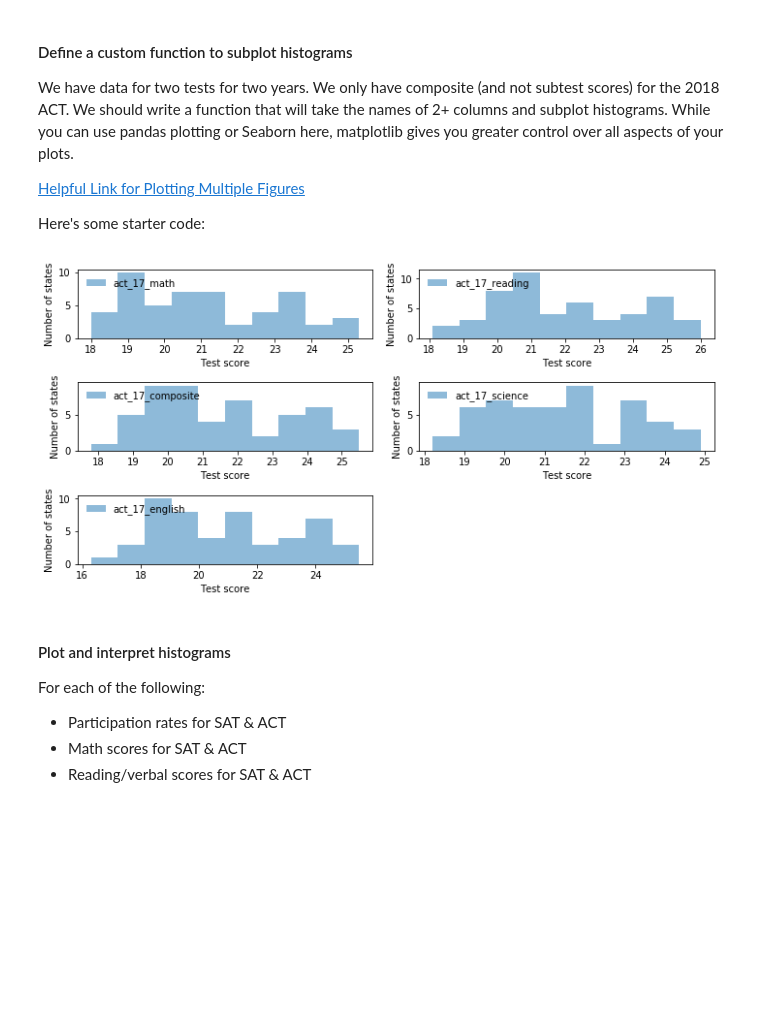
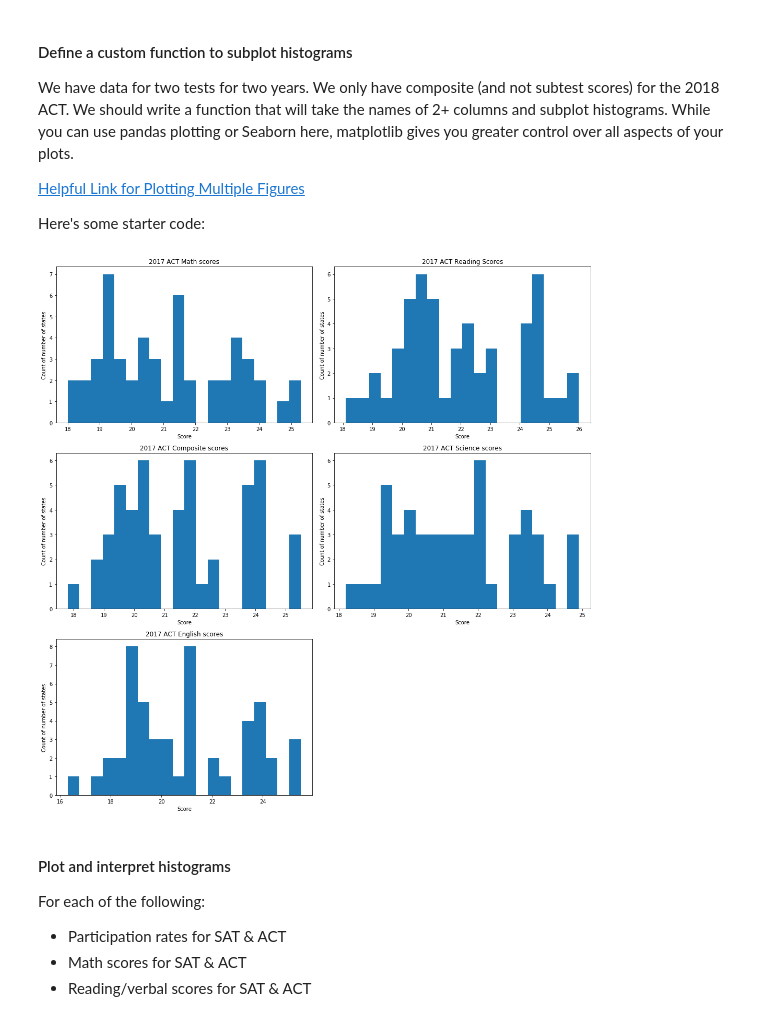
Before and after one commit to KennethChewx/Project_1, a Jupyter notebook: code/starter-code.ipynb, the cells around one changed output. Saved outputs shown, nothing was run; the diff lists cells and outputs as text; code cells hidden in the pictures; blank space fills up the shorter version.

```diff
--- a/code/starter-code.ipynb
+++ b/code/starter-code.ipynb
@@ -643,23 +652,20 @@ We have data for two tests for two years. We only have composite (and not subtes
 [Helpful Link for Plotting Multiple Figures](https://matplotlib.org/users/pyplot_tutorial.html#working-with-multiple-figures-and-axes)
 
 Here's some starter code:
-# %%
-final.set_index('State',inplace=True)
 # %%
-def subplot_histograms(df):
+def subplot_histograms(df,list_of_titles, list_of_xlabels):
     ncols = 2
     nrows = int(np.ceil(len(df.columns) / (1.0*ncols)))
-    fig, axes = plt.subplots(nrows=nrows, ncols=ncols, figsize=(10, 5))
+    fig, axes = plt.subplots(nrows=nrows, ncols=ncols, figsize=(15, 15))
     counter = 0
     for i in range(nrows):
         for j in range(ncols):
             ax = axes[i][j]
             if counter < len(df.columns):      # Plot when we have data
-                ax.hist(df[df.columns[counter]], bins=10, alpha=0.5, label='{}'.format(df.columns[counter]))
-                ax.set_xlabel('Test score')
-                ax.set_ylabel('Number of states')
-                leg = ax.legend(loc='upper left')
-                leg.draw_frame(False)
+                ax.hist(df[df.columns[counter]], bins=20)
+                ax.set_xlabel(list_of_xlabels[counter])
+                ax.set_title(list_of_titles[counter])
+                ax.set_ylabel('Count of number of states')
         # Remove axis when we no longer have data
             else:
                 ax.set_axis_off()
@@ -676,10 +682,12 @@ def subplot_histograms(df):
 #    for i, column in enumerate(list_of_columns): # Gives us an index value to get into all our lists
 #        ax[i].hist(dataframe[column]) # feel free to add more settings
 #        # Set titles, labels, etc here for each subplot
-# %%
-subplot_histograms(final[["act_17_math",'act_17_reading','act_17_composite','act_17_science','act_17_english']])
-# %% [output]
-[figure, removed]
+# %%
+subplot_histograms(final[["act_17_math",'act_17_reading','act_17_composite','act_17_science','act_17_english']],
+                   ['2017 ACT Math scores', '2017 ACT Reading Scores','2017 ACT Composite scores', '2017 ACT Science scores', '2017 ACT English scores'],
+                  ['Score', 'Score', 'Score', 'Score', 'Score'])
+# %% [output]
+[figure, added]
 # %% [markdown]
 #### Plot and interpret histograms
 For each of the following:
```
Also changed, not shown: parts of 15 cells of this notebook.
